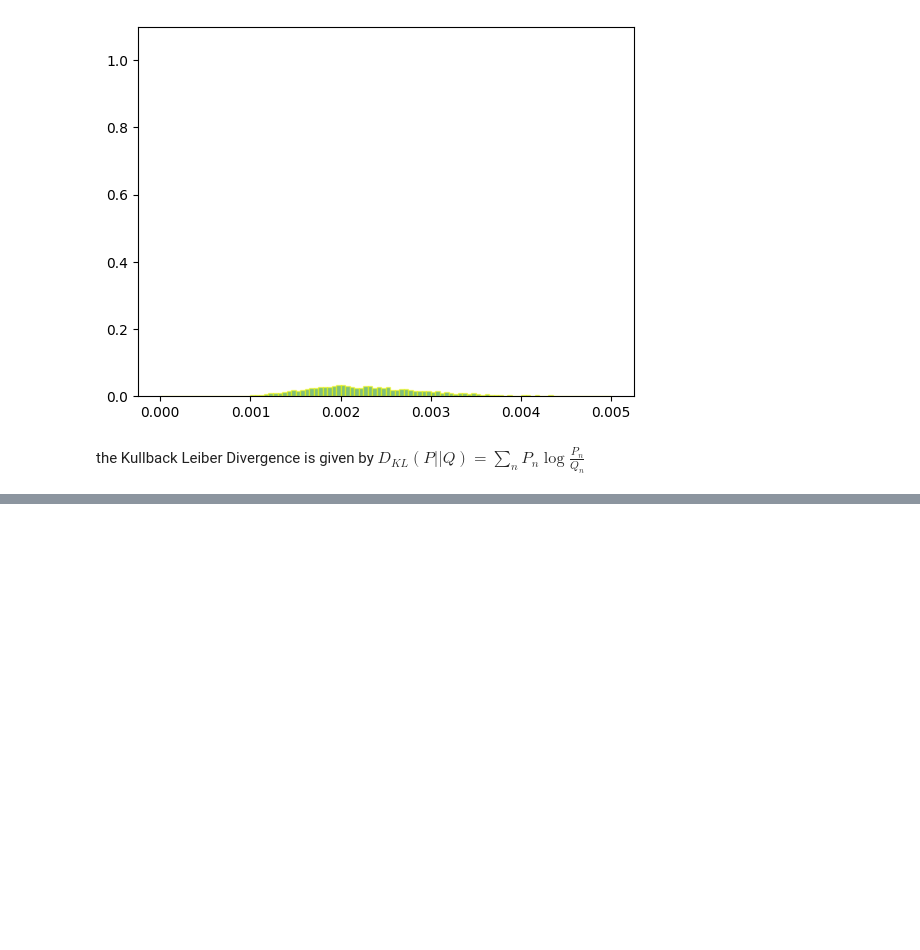
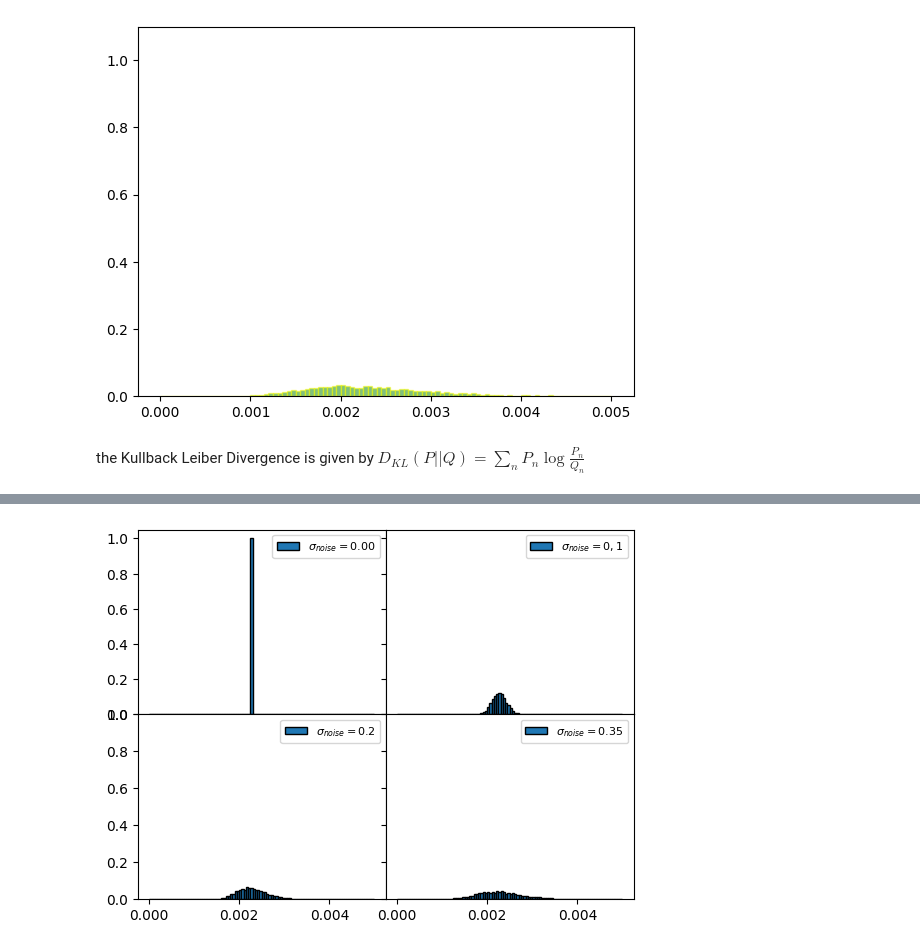
Before and after one commit to seafontes/listas, a Jupyter notebook: stochastic_mechanics/asymmetry.ipynb, the cells around one changed output, grey strips where cells are left out. Cells and saved outputs as stored; diff of their text form; code cells hidden in the pictures; blank space fills up the shorter version.

```diff
--- a/stochastic_mechanics/asymmetry.ipynb
+++ b/stochastic_mechanics/asymmetry.ipynb
@@ -229,0 +243,37 @@ plt.plot(sigmas,var_array)
+# %%
+fig = plt.figure()
+gs = fig.add_gridspec(2, 2, hspace=0, wspace=0)
+(ax1, ax2), (ax3, ax4) = gs.subplots(sharex='col', sharey='row')
+# Hide inner labels
+
+
+
+# --- Plot the 4 histograms ---
+ax1.bar(bin_centers, hist_array_norm[0],
+        width=np.diff(bin_edges),
+        align="center", edgecolor="black", label=r"$\sigma_{noise}=0.00$")
+
+ax2.bar(bin_centers, hist_array_norm[50],
+        width=np.diff(bin_edges),
+        align="center", edgecolor="black", label=r"$\sigma_{noise}=0,1$")
+# --- Set y-axis for bottom row ---
+ax3.set_ylim(0, 1)
+ax4.set_ylim(0, 1)
+
+
+ax3.bar(bin_centers, hist_array_norm[100],
+        width=np.diff(bin_edges),
+        align="center", edgecolor="black", label=r"$\sigma_{noise}=0.2$")
+
+ax4.bar(bin_centers, hist_array_norm[150],
+        width=np.diff(bin_edges),
+        align="center", edgecolor="black", label=r"$\sigma_{noise}=0.35$")
+
+for ax in fig.get_axes():
+    #ax.grid(True, linestyle='--')
+    ax.label_outer()
+    ax.legend(fontsize=8)
+
+plt.show()
+# %% [output]
+[figure, added]
```
Also changed, not shown: parts of 6 cells of this notebook, 6 other files.
